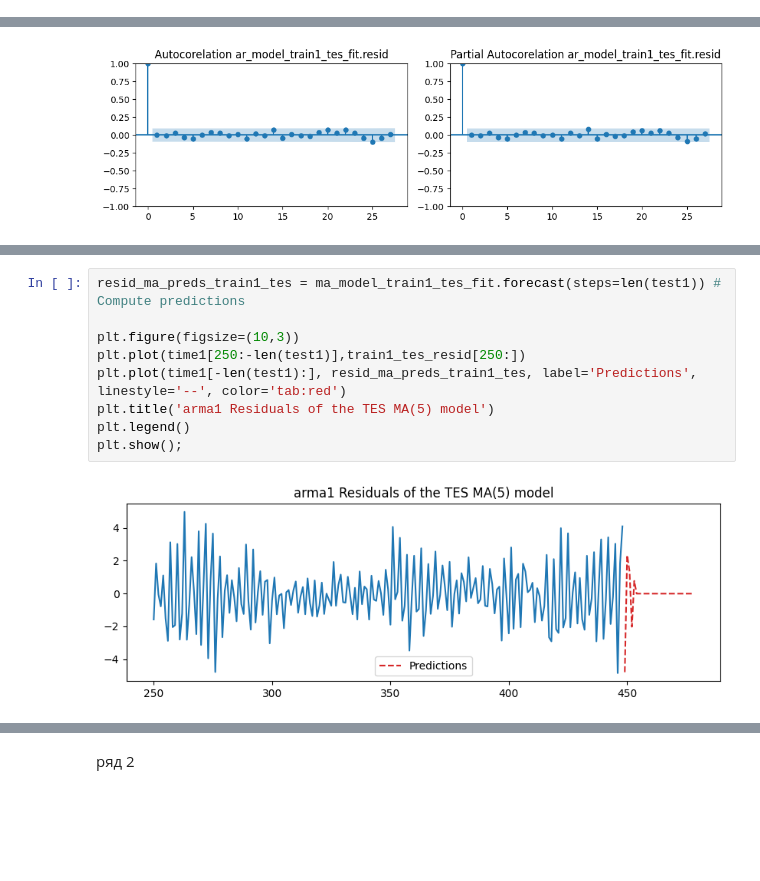
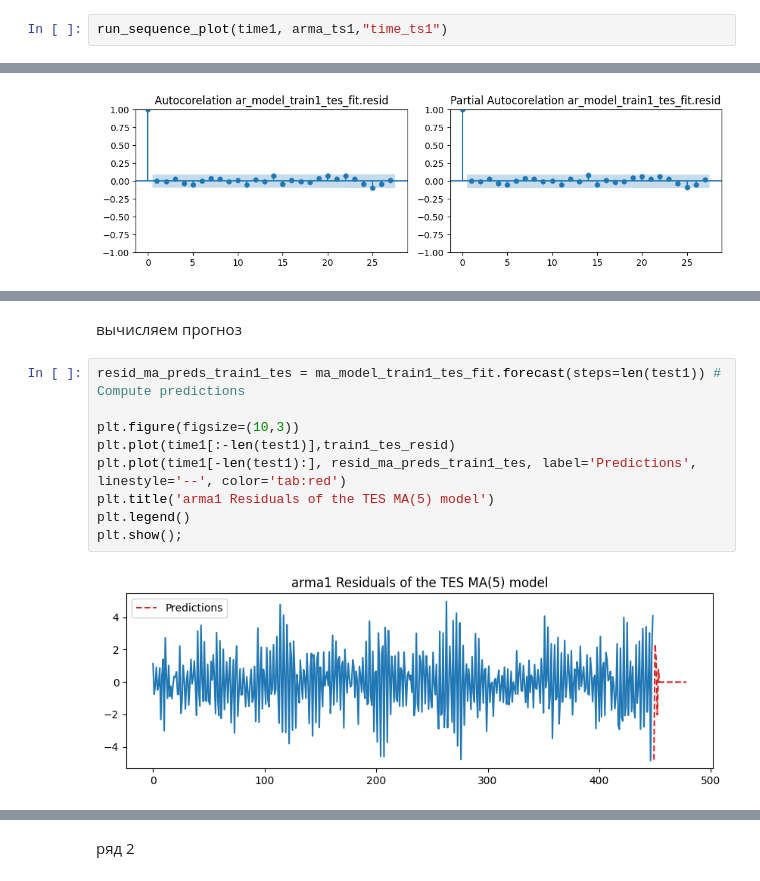
Before and after one commit to IamPMelnikov/timeseries, a Jupyter notebook: lab4 (7).ipynb, the cells around one changed output, grey strips where cells are left out. Saved outputs shown, nothing was run; the diff lists cells and outputs as text; blank space fills up the shorter version.

```diff
--- a/lab4 (7).ipynb
+++ b/lab4 (7).ipynb
@@ -960,0 +951,2 @@ plt.show()
+# %%
+run_sequence_plot(time1, arma_ts1,"time_ts1")
@@ -1080,16 +1101,18 @@ p-value : 2.61157355210048e-09
 [figure]
 [figure]
+# %% [markdown]
+вычисляем прогноз
 # %%
 resid_ma_preds_train1_tes = ma_model_train1_tes_fit.forecast(steps=len(test1)) # Compute predictions
 
 plt.figure(figsize=(10,3))
-plt.plot(time1[250:-len(test1)],train1_tes_resid[250:])
+plt.plot(time1[:-len(test1)],train1_tes_resid)
 plt.plot(time1[-len(test1):], resid_ma_preds_train1_tes, label='Predictions', linestyle='--', color='tab:red')
 plt.title('arma1 Residuals of the TES MA(5) model')
 plt.legend()
 plt.show();
 # %% [output]
-[figure, old version]
+[figure, new version]
 # %%
 ma_preds_train1_tes = train1_tes_model.forecast(len(test1)) + resid_ma_preds_train1_tes
 
```
Also changed, not shown: parts of 18 cells of this notebook.
